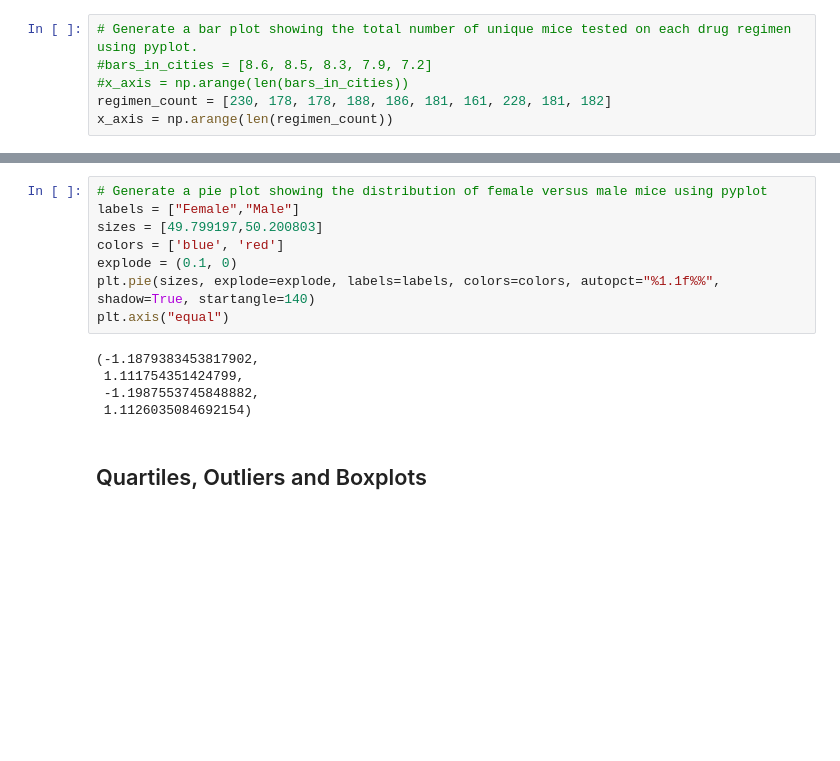
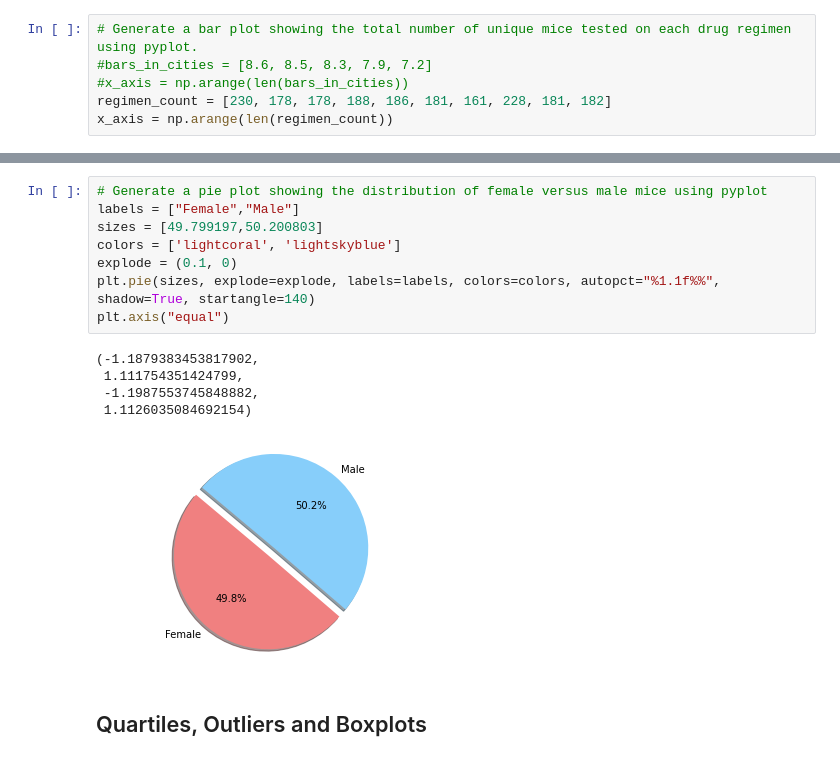
Before and after one commit to a-prospero/Matplotlib-homework, a Jupyter notebook: Pymaceuticals/pymaceuticals_starter.ipynb, the cells around one changed output, grey strips where cells are left out. Drawn from its saved outputs; the diff is of its cells as text; blank space fills up the shorter version.

```diff
--- a/Pymaceuticals/pymaceuticals_starter.ipynb
+++ b/Pymaceuticals/pymaceuticals_starter.ipynb
@@ -193,16 +192,17 @@ plt.show()
 # %%
 # Generate a pie plot showing the distribution of female versus male mice using pyplot
 labels = ["Female","Male"]
 sizes = [49.799197,50.200803]
-colors = ['blue', 'red']
+colors = ['lightcoral', 'lightskyblue']
 explode = (0.1, 0)
 plt.pie(sizes, explode=explode, labels=labels, colors=colors, autopct="%1.1f%%", shadow=True, startangle=140)
 plt.axis("equal")
 # %% [output]
 (-1.1879383453817902,
  1.111754351424799,
  -1.1987553745848882,
  1.1126035084692154)
+[figure, added]
 # %% [markdown]
 ## Quartiles, Outliers and Boxplots
 # %%
```
Also changed, not shown: parts of 4 cells of this notebook.
